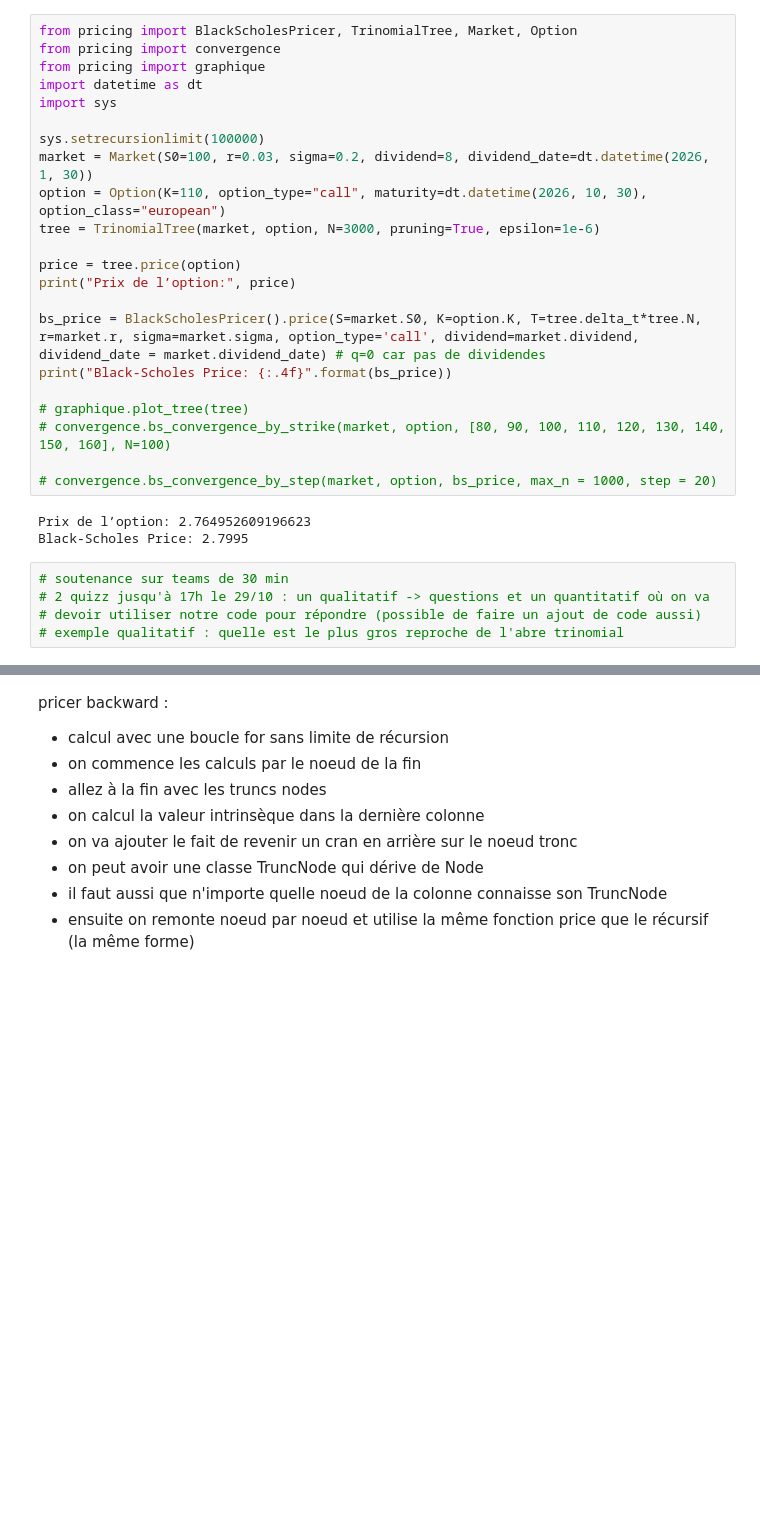
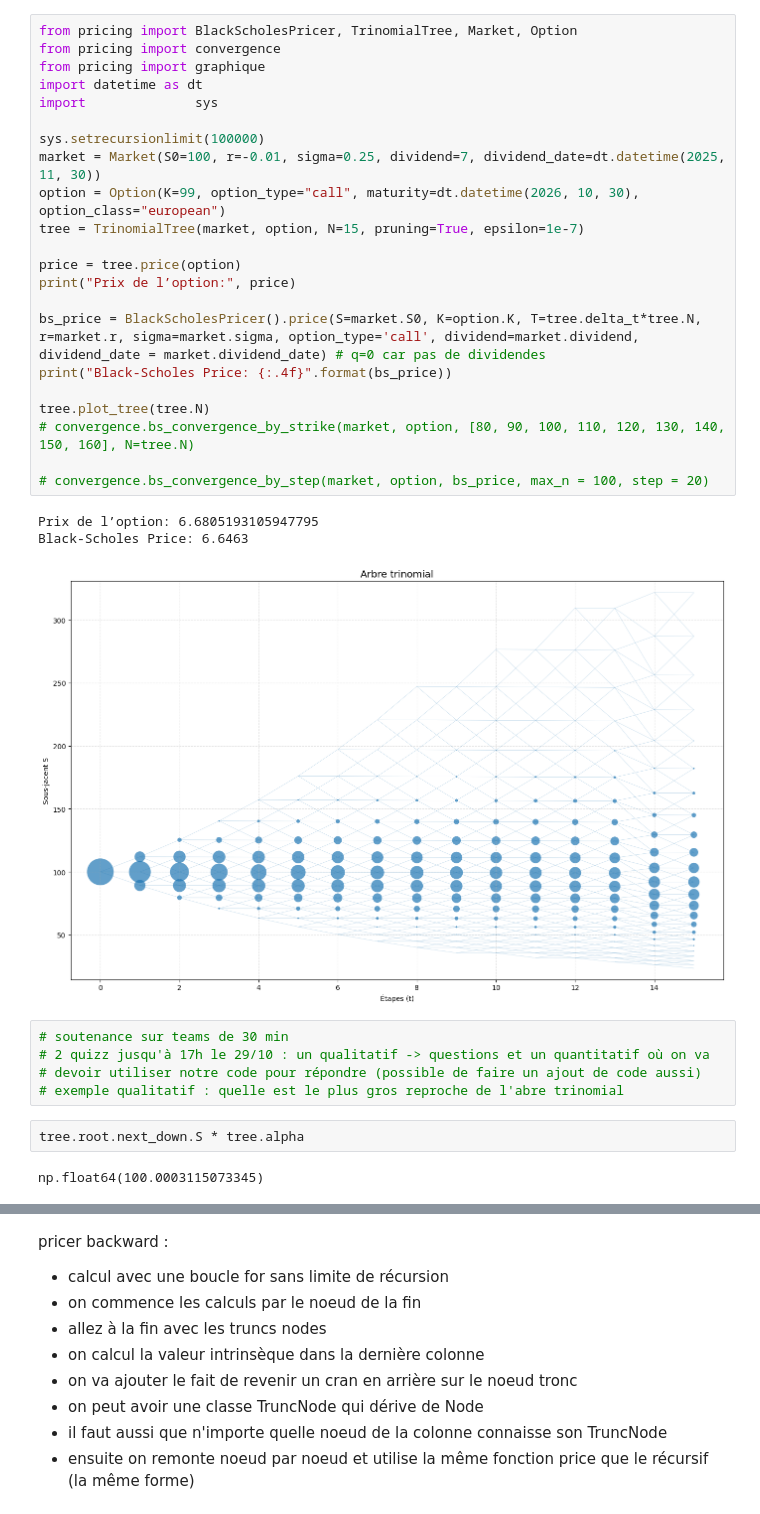
Before and after one commit to yvesmarix/TRINOMIAL-TREE-PRICING, a Jupyter notebook: src/pricing/dev_file.ipynb, the cells around one changed output, grey strips where cells are left out. Saved outputs shown, nothing was run; the diff lists cells and outputs as text; blank space fills up the shorter version.

```diff
--- a/src/pricing/dev_file.ipynb
+++ b/src/pricing/dev_file.ipynb
@@ -20,30 +24,35 @@
 # %%
 from pricing import BlackScholesPricer, TrinomialTree, Market, Option
 from pricing import convergence
 from pricing import graphique
 import datetime as dt
-import sys
+import              sys
 
 sys.setrecursionlimit(100000)
-market = Market(S0=100, r=0.03, sigma=0.2, dividend=8, dividend_date=dt.datetime(2026, 1, 30))
-option = Option(K=110, option_type="call", maturity=dt.datetime(2026, 10, 30), option_class="european")
-tree = TrinomialTree(market, option, N=3000, pruning=True, epsilon=1e-6)
+market = Market(S0=100, r=-0.01, sigma=0.25, dividend=7, dividend_date=dt.datetime(2025, 11, 30))
+option = Option(K=99, option_type="call", maturity=dt.datetime(2026, 10, 30), option_class="european")
+tree = TrinomialTree(market, option, N=15, pruning=True, epsilon=1e-7)
 
 price = tree.price(option)
 print("Prix de l’option:", price)
 
 bs_price = BlackScholesPricer().price(S=market.S0, K=option.K, T=tree.delta_t*tree.N, r=market.r, sigma=market.sigma, option_type='call', dividend=market.dividend, dividend_date = market.dividend_date) # q=0 car pas de dividendes
 print("Black-Scholes Price: {:.4f}".format(bs_price))
 
-# graphique.plot_tree(tree)
-# convergence.bs_convergence_by_strike(market, option, [80, 90, 100, 110, 120, 130, 140, 150, 160], N=100)
+tree.plot_tree(tree.N)
+# convergence.bs_convergence_by_strike(market, option, [80, 90, 100, 110, 120, 130, 140, 150, 160], N=tree.N)
 
-# convergence.bs_convergence_by_step(market, option, bs_price, max_n = 1000, step = 20)
+# convergence.bs_convergence_by_step(market, option, bs_price, max_n = 100, step = 20)
 # %% [output]
-Prix de l’option: 2.764952609196623
-Black-Scholes Price: 2.7995
+Prix de l’option: 6.6805193105947795
+Black-Scholes Price: 6.6463
+[figure, added]
 # %%
 # soutenance sur teams de 30 min
 # 2 quizz jusqu'à 17h le 29/10 : un qualitatif -> questions et un quantitatif où on va
 # devoir utiliser notre code pour répondre (possible de faire un ajout de code aussi)
 # exemple qualitatif : quelle est le plus gros reproche de l'abre trinomial
+# %%
+tree.root.next_down.S * tree.alpha
+# %% [output]
+np.float64(100.0003115073345)
```
Also changed, not shown: parts of 11 cells of this notebook, 2 other files.
